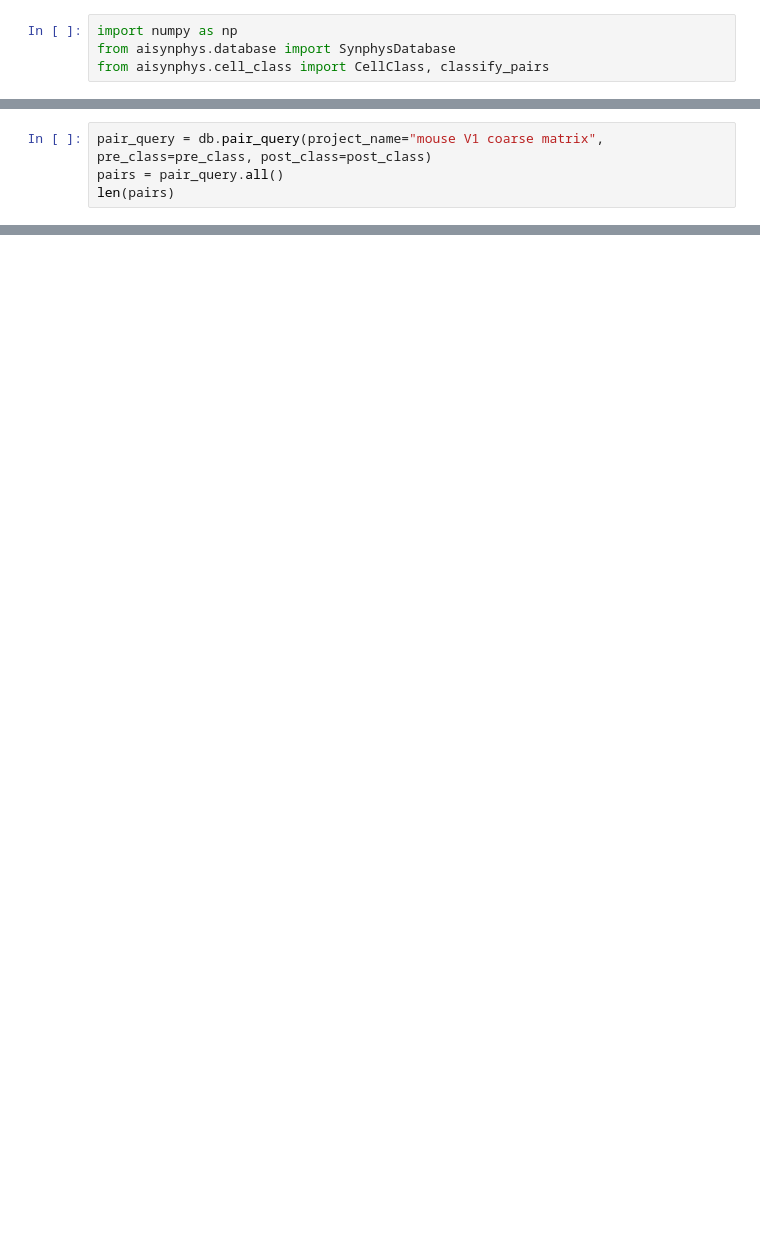
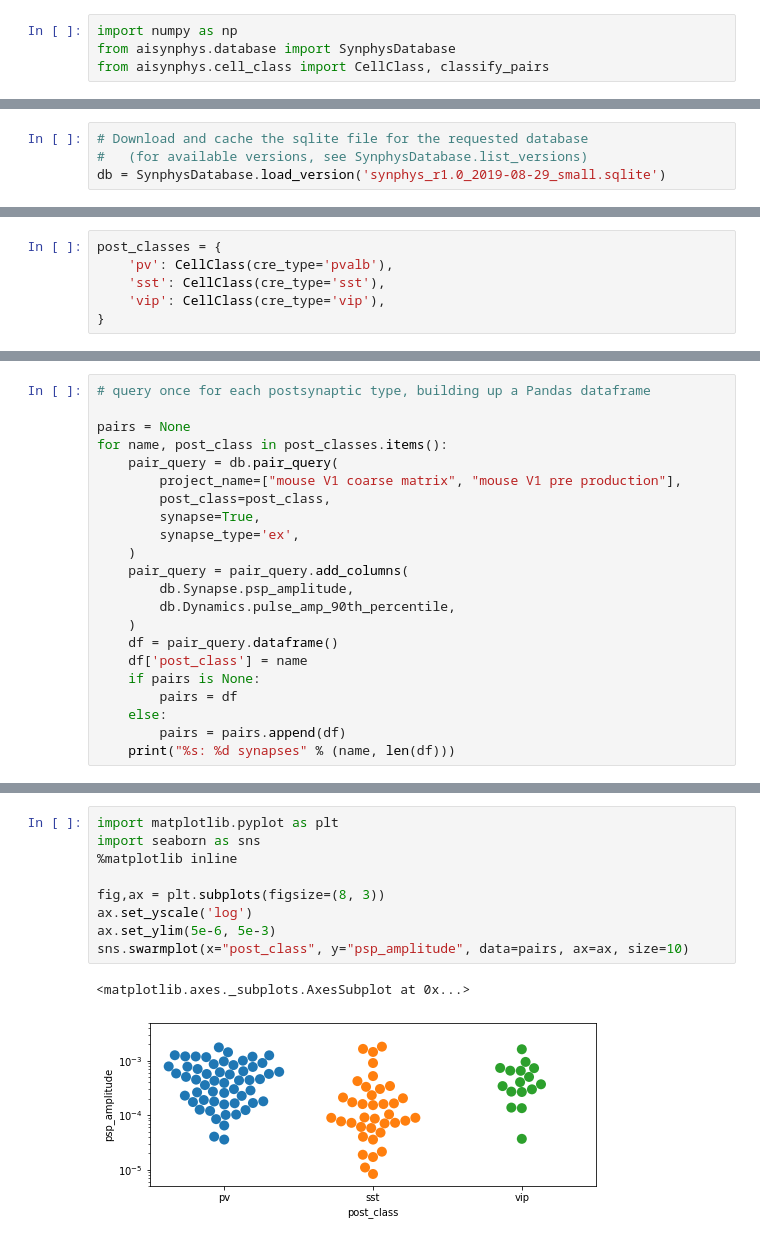
Before and after one commit to aiephys/multipatch_analysis, a Jupyter notebook: doc/synaptic_strength.ipynb, the cells around one changed output, grey strips where cells are left out. Cells and saved outputs as stored; diff of their text form; blank space fills up the shorter version.

```diff
--- a/doc/synaptic_strength.ipynb
+++ b/doc/synaptic_strength.ipynb
@@ -17,0 +11,4 @@ classes = {
+# %%
+# Download and cache the sqlite file for the requested database
+#   (for available versions, see SynphysDatabase.list_versions)
+db = SynphysDatabase.load_version('synphys_r1.0_2019-08-29_small.sqlite')
@@ -18 +19,7 @@ classes = {
+# %%
+post_classes = {
+    'pv': CellClass(cre_type='pvalb'),
+    'sst': CellClass(cre_type='sst'),
+    'vip': CellClass(cre_type='vip'),
+}
 # %% [markdown]
@@ -20,4 +26,0 @@ Get a list of all cell pairs in the database that match these cell type criteria
-# %%
-pair_query = db.pair_query(project_name="mouse V1 coarse matrix", pre_class=pre_class, post_class=post_class)
-pairs = pair_query.all()
-len(pairs)
@@ -56,0 +27,22 @@ Average PSP amplitude for L2/3 unknown->pvalb: 0.33 mV
+# %%
+# query once for each postsynaptic type, building up a Pandas dataframe
+
+pairs = None
+for name, post_class in post_classes.items():
+    pair_query = db.pair_query(
+        project_name=["mouse V1 coarse matrix", "mouse V1 pre production"],
+        post_class=post_class,
+        synapse=True,
+        synapse_type='ex',
+    )
+    pair_query = pair_query.add_columns(
+        db.Synapse.psp_amplitude,
+        db.Dynamics.pulse_amp_90th_percentile,
+    )
+    df = pair_query.dataframe()
+    df['post_class'] = name
+    if pairs is None:
+        pairs = df
+    else:
+        pairs = pairs.append(df)
+    print("%s: %d synapses" % (name, len(df)))
@@ -56,0 +77,12 @@ Average PSP amplitude for L2/3 unknown->pvalb: 0.33 mV
+# %%
+import matplotlib.pyplot as plt
+import seaborn as sns
+%matplotlib inline
+
+fig,ax = plt.subplots(figsize=(8, 3))
+ax.set_yscale('log')
+ax.set_ylim(5e-6, 5e-3)
+sns.swarmplot(x="post_class", y="psp_amplitude", data=pairs, ax=ax, size=10)
+# %% [output]
+<matplotlib.axes._subplots.AxesSubplot at 0x...>
+[figure, added]
```
Also changed, not shown: parts of 18 cells of this notebook, 1 other file.
